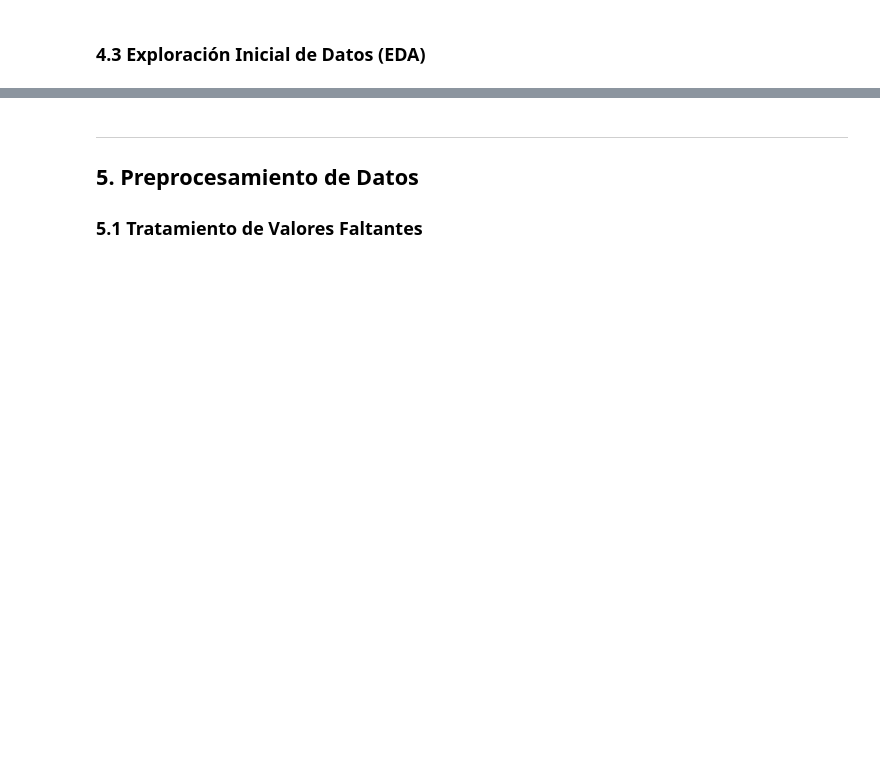
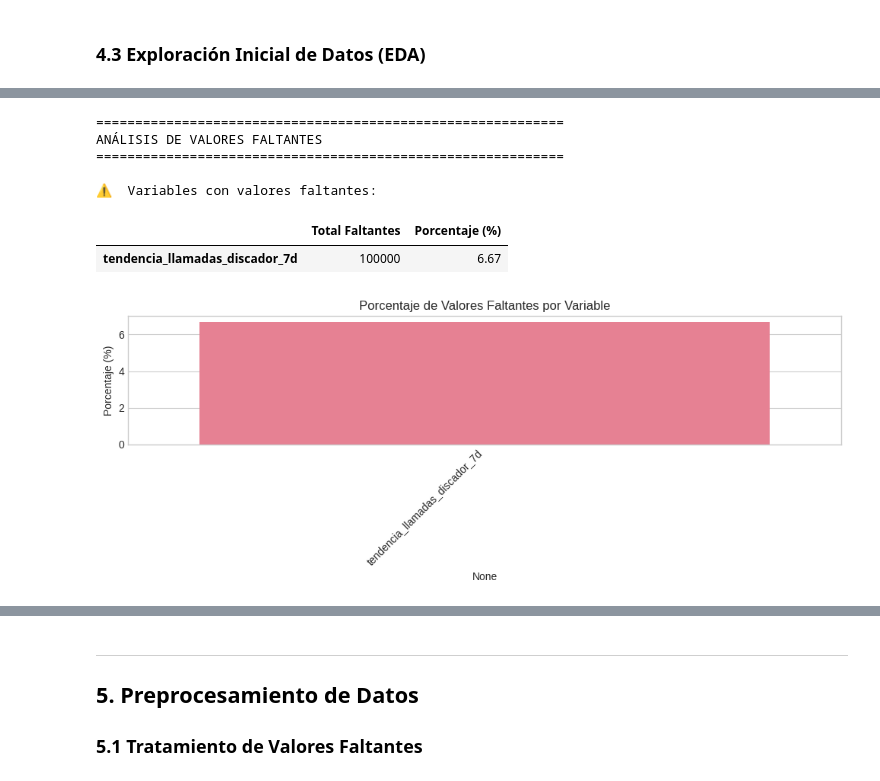
Before and after one commit to juaneigth/AML-Final-Ochochoque-J, a Jupyter notebook: notebooks/final_project.ipynb, the cells around one changed output, grey strips where cells are left out. Cells and saved outputs as stored; diff of their text form; code cells hidden in the pictures; blank space fills up the shorter version.

```diff
--- a/notebooks/final_project.ipynb
+++ b/notebooks/final_project.ipynb
@@ -260,0 +200,17 @@ print(f"   Dimensiones: {df.shape[0]:,} filas × {df.shape[1]} columnas")
+# %%
+import pandas as pd
+from pathlib import Path
+
+# Usamos el DATA_PATH que ya configuramos en la sección 2.4
+data_file = DATA_PATH
+
+# Verificamos si el archivo realmente está ahí
+if not data_file.exists():
+    print(f"Error: No se encontró el archivo en la ruta: {data_file}")
+    print("Por favor, verifica que el archivo 'cobranza_dataset.csv' esté exactamente en esa carpeta.")
+else:
+    # Cargamos tu dataset real (manteniendo tu configuración de fechas)
+    df = pd.read_csv(data_file, parse_dates=['fecha'])
+    print(f"✅ Dataset cargado exitosamente desde Google Drive")
+    print(f"   Dimensiones: {df.shape[0]:,} filas × {df.shape[1]} columnas")
+    display(df.head())
@@ -283,30 +305,32 @@ display(df.describe())
 # %%
-# =====================================================
-# ANÁLISIS DE VALORES FALTANTES
-# =====================================================
-
 print("=" * 60)
 print("ANÁLISIS DE VALORES FALTANTES")
 print("=" * 60)
 
-# Calcular valores faltantes
 missing_data = pd.DataFrame({
     'Total Faltantes': df.isnull().sum(),
     'Porcentaje (%)': (df.isnull().sum() / len(df) * 100).round(2)
 })
 missing_data = missing_data[missing_data['Total Faltantes'] > 0].sort_values('Porcentaje (%)', ascending=False)
 
 if len(missing_data) > 0:
-    print("\n⚠️ Variables con valores faltantes:")
+    print("\n⚠️  Variables con valores faltantes:")
     display(missing_data)
-
-    # Visualización de valores faltantes
-    plt.figure(figsize=(10, 6))
+    plt.figure(figsize=(10, 4))
     sns.barplot(x=missing_data.index, y='Porcentaje (%)', data=missing_data)
     plt.title('Porcentaje de Valores Faltantes por Variable')
     plt.xticks(rotation=45, ha='right')
-    plt.ylabel('Porcentaje (%)')
     plt.tight_layout()
+    plt.savefig(FIGURES_PATH / 'missing_values.png', dpi=150, bbox_inches='tight')
     plt.show()
 else:
     print("\n✅ No hay valores faltantes en el dataset")
+# %% [output]
+============================================================
+ANÁLISIS DE VALORES FALTANTES
+============================================================
+
+⚠️  Variables con valores faltantes:
+|  | Total Faltantes | Porcentaje (%) |
+| tendencia_llamadas_discador_7d | 100000 | 6.67 |
+[figure, added]
```
Also changed, not shown: parts of 91 cells of this notebook.
